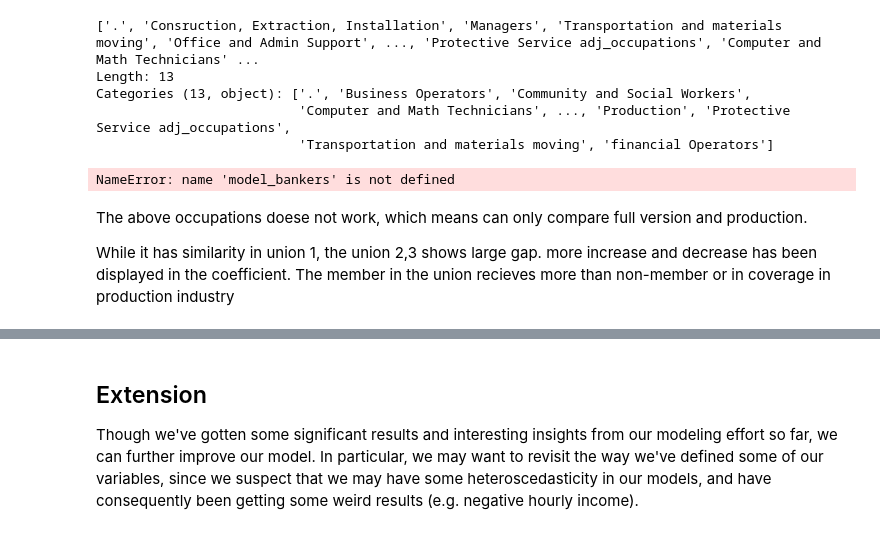
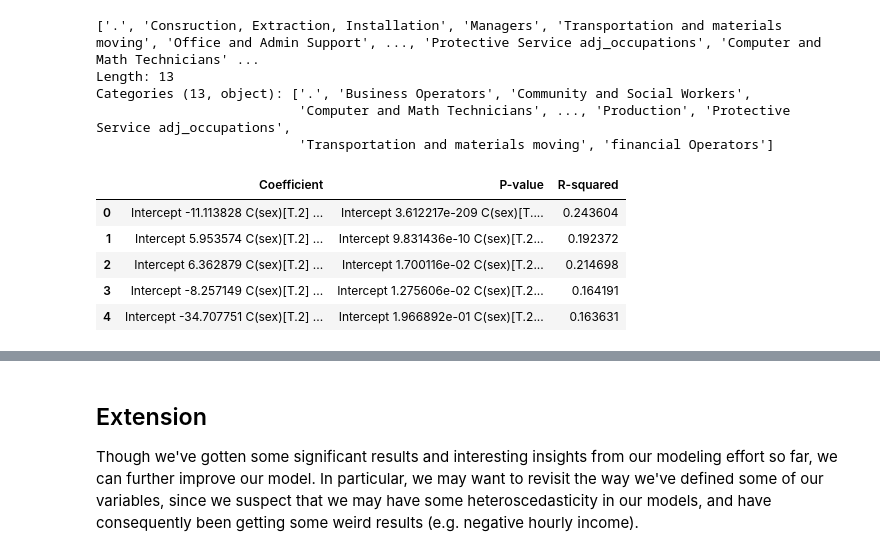
Before and after one commit to Jinyang920/QM2, a Jupyter notebook: notebooks/W07. Linear Regression.ipynb, the cells around one changed output, grey strips where cells are left out. Cells and saved outputs as stored; diff of their text form; code cells hidden in the pictures.

```diff
--- a/notebooks/W07. Linear Regression.ipynb
+++ b/notebooks/W07. Linear Regression.ipynb
@@ -696,19 +698,26 @@ Length: 13
 Categories (13, object): ['.', 'Business Operators', 'Community and Social Workers',
                           'Computer and Math Technicians', ..., 'Production', 'Protective Service adj_occupations',
                           'Transportation and materials moving', 'financial Operators']
-# %%
-models = [model_full, model_production, model_farmers, model_bankers, model_doctors_lawyers]
-
-table = summary_col(models,
-                    stars=True,
-                    float_format='%0.3f',
-                    model_names=['Full Sample', 'Production', 'Farmers', 'Bankers', 'Doctors & Lawyers'],
-                    info_dict={"N": lambda x: "{0:d}".format(int(x.nobs))})
-
-print(table)
-# %% [output]
-NameError: name 'model_bankers' is not defined
-# %% [markdown]
-The above occupations doese not work, which means can only compare full version and production.
-
-While it has similarity in union 1, the union 2,3 shows large gap. more increase and decrease has been displayed in the coefficient. The member in the union recieves more than non-member or in coverage in production industry
+# %%
+models = [model_full, model_production, model_farmers, model_bankers, model_doctors_lawyers]
+
+results = {
+    "Coefficient": [],
+    "P-value": [],
+    "R-squared": []
+}
+
+for model in models:
+    results["Coefficient"].append(model.params)
+    results["P-value"].append(model.pvalues)
+    results["R-squared"].append(model.rsquared)
+
+regression_table = pd.DataFrame(results)
+regression_table
+# %% [output]
+|  | Coefficient | P-value | R-squared |
+| 0 | Intercept -11.113828 C(sex)[T.2] ... | Intercept 3.612217e-209 C(sex)[T.... | 0.243604 |
+| 1 | Intercept 5.953574 C(sex)[T.2] ... | Intercept 9.831436e-10 C(sex)[T.2... | 0.192372 |
+| 2 | Intercept 6.362879 C(sex)[T.2] ... | Intercept 1.700116e-02 C(sex)[T.2... | 0.214698 |
+| 3 | Intercept -8.257149 C(sex)[T.2] ... | Intercept 1.275606e-02 C(sex)[T.2... | 0.164191 |
+| 4 | Intercept -34.707751 C(sex)[T.2] ... | Intercept 1.966892e-01 C(sex)[T.2... | 0.163631 |
```
Also changed, not shown: parts of 19 cells of this notebook.
